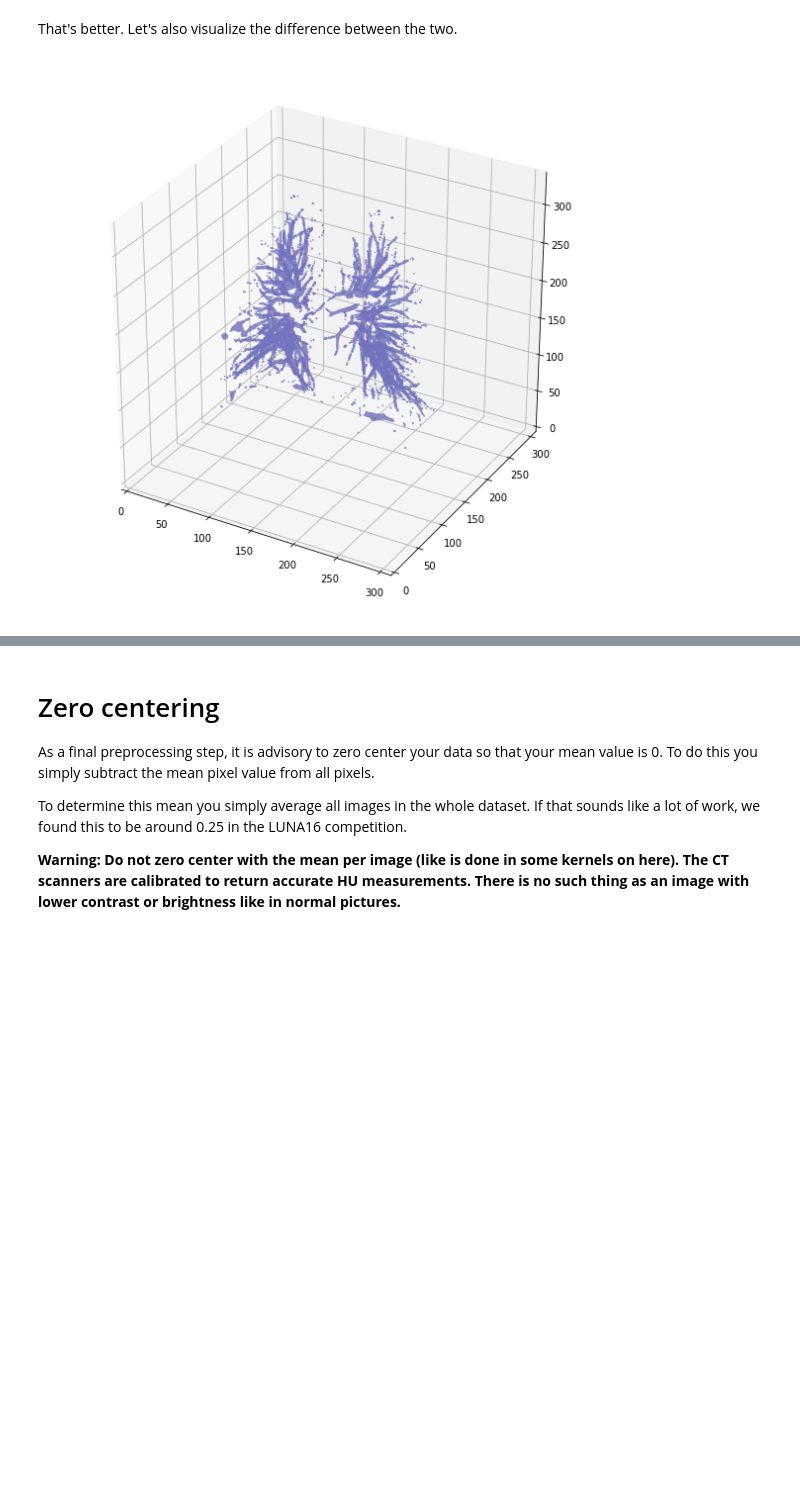
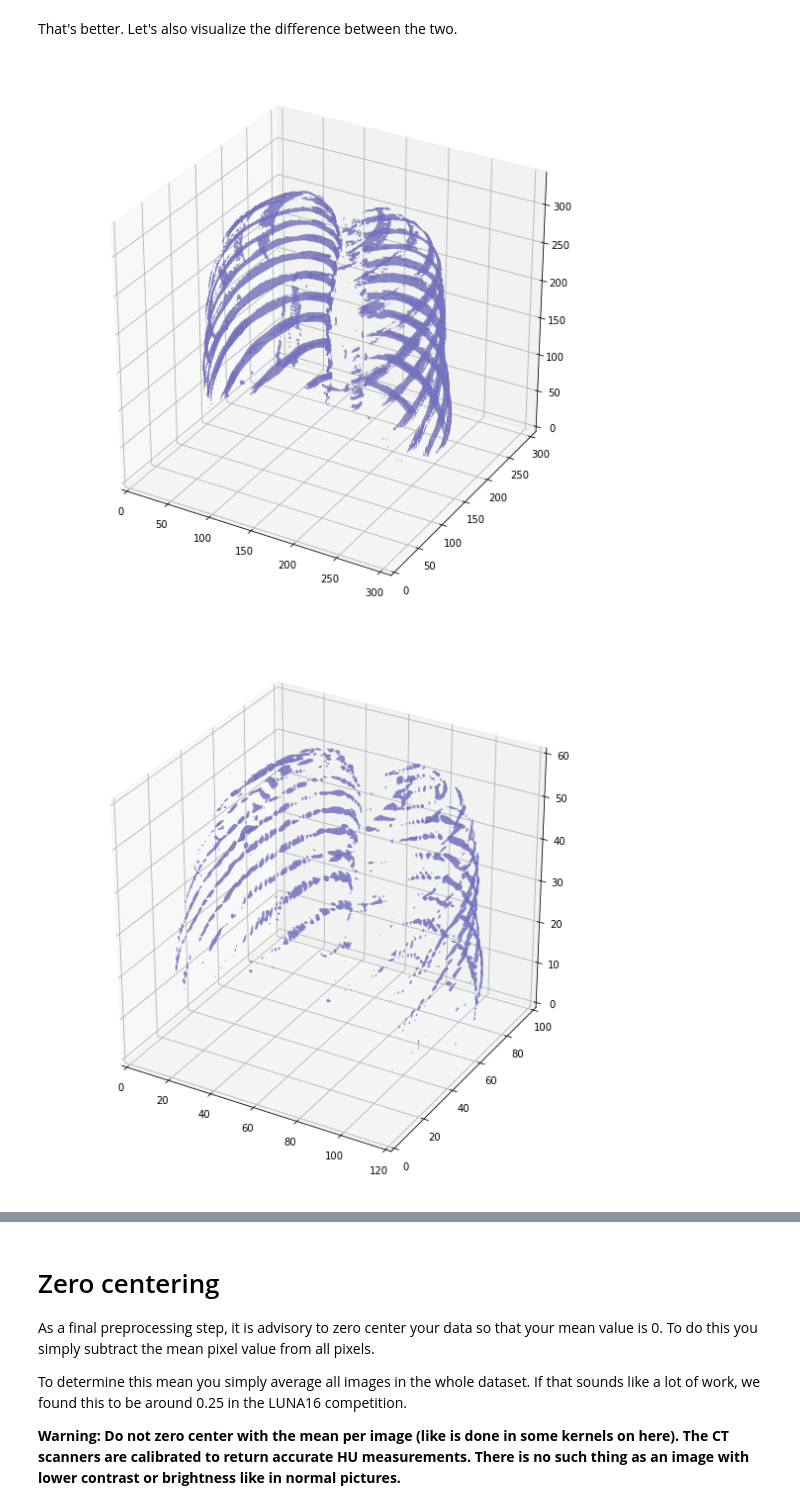
Before and after one commit to jwde/lungcancerDL, a Jupyter notebook: sample_kernals/preprocess.ipynb, the cells around one changed output, grey strips where cells are left out. Cells and saved outputs as stored; diff of their text form; code cells hidden in the pictures; blank space fills up the shorter version.

```diff
--- a/sample_kernals/preprocess.ipynb
+++ b/sample_kernals/preprocess.ipynb
@@ -264,9 +276,15 @@ plot_3d(segmented_lungs_fill, 0)
 # %% [markdown]
 That's better. Let's also visualize the difference between the two.
-# %%
-plot_3d(segmented_lungs_fill - segmented_lungs, 0)
-# %% [output]
-[figure, removed]
+# %%
+#plot_3d(segmented_lungs_fill - segmented_lungs, 0)
+#plot_3d(pix_resampled, 400)
+dilated_mask = scipy.ndimage.morphology.binary_dilation(segmented_lungs_fill, iterations=5)
+pix_resampled[dilated_mask == 0] = 0
+plot_3d(pix_resampled, 400)
+plot_3d(a, 400)
+# %% [output]
+[figure, added]
+[figure, added]
 # %% [markdown]
 Pretty cool, no?
 
```
Also changed, not shown: parts of 4 cells of this notebook.
